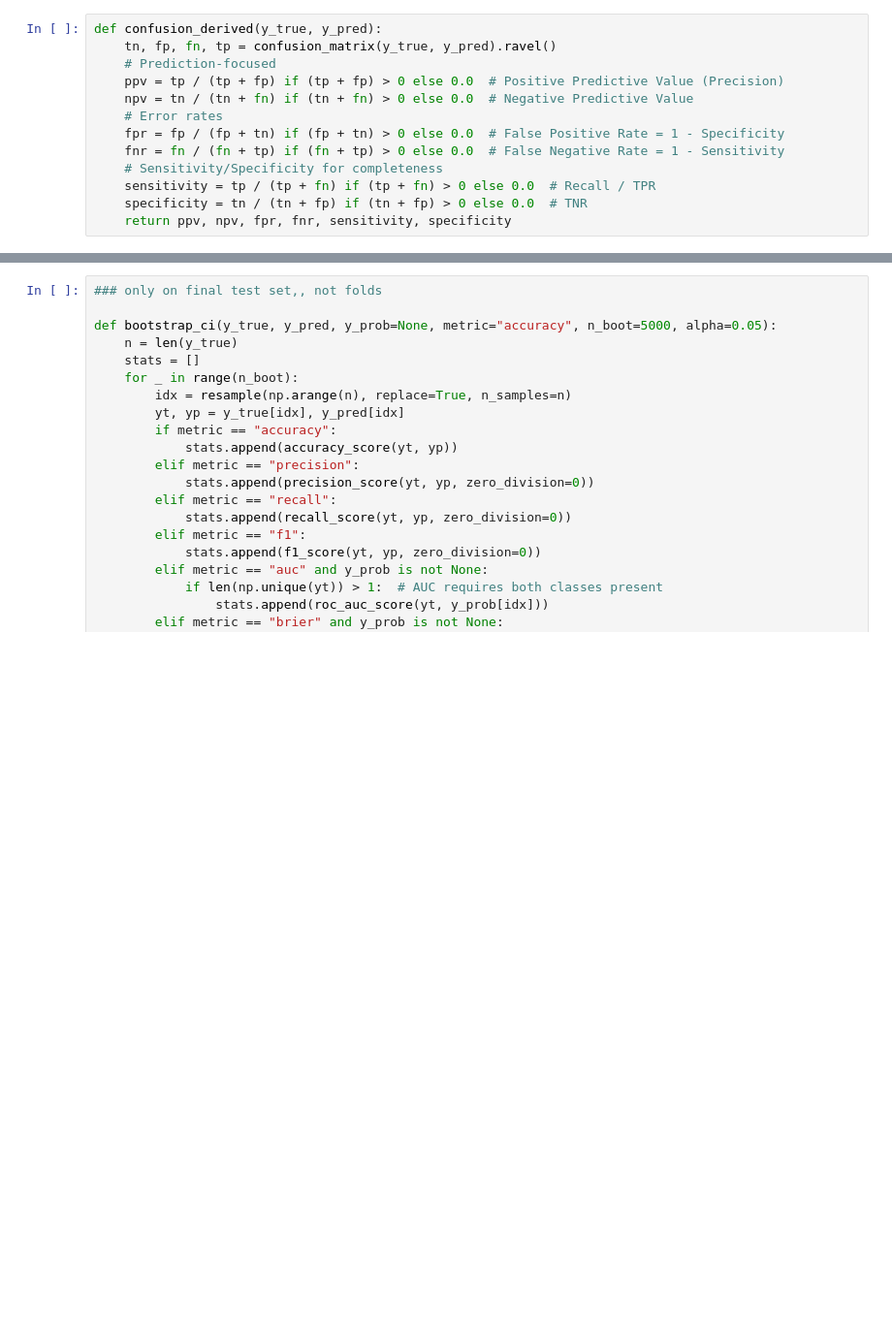
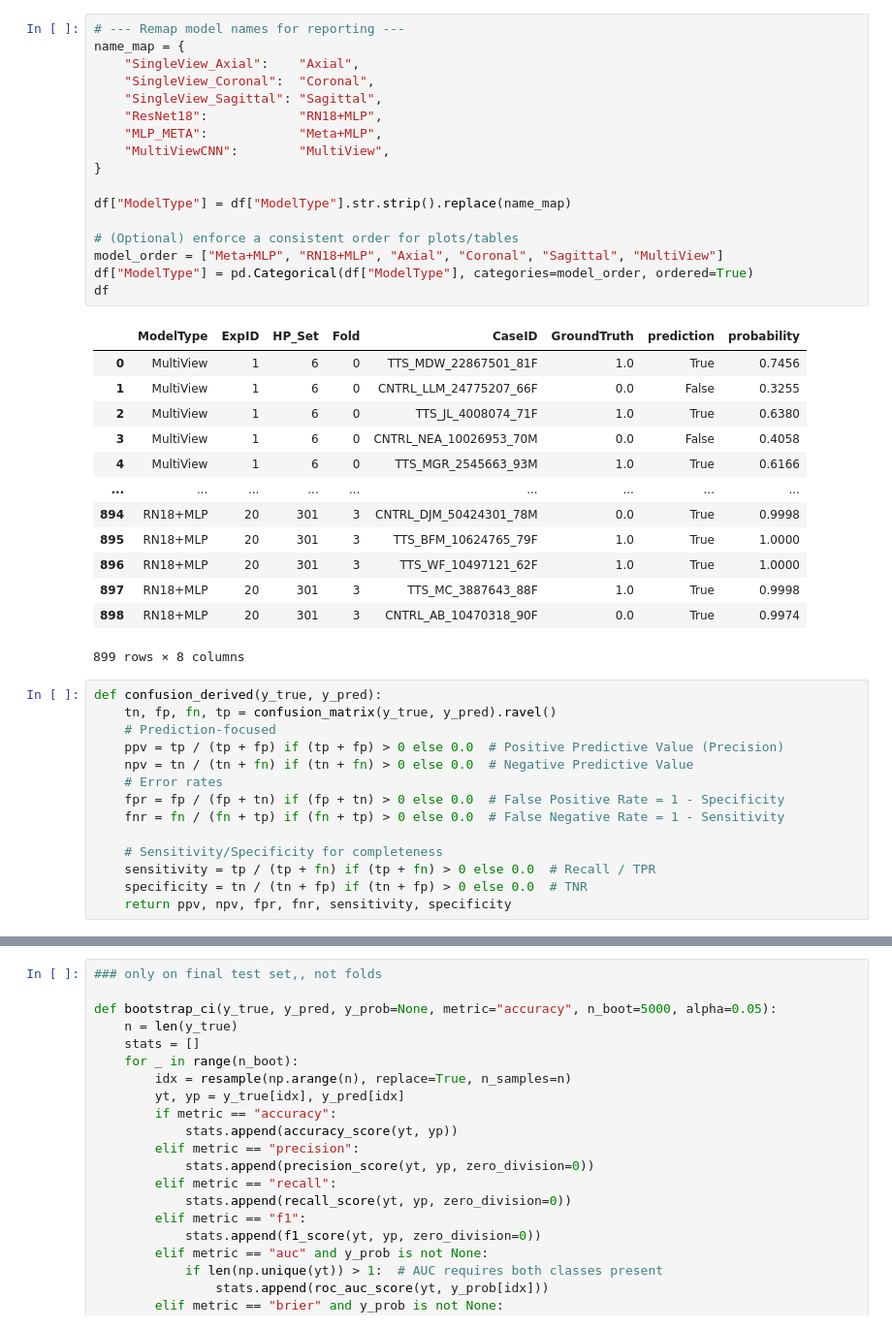
Before and after one commit to AbbaraS/MScDissertation, a Jupyter notebook: Suleima/analysis.ipynb, the cells around one changed output, grey strips where cells are left out. Shown: that part at 97% size. Saved outputs shown, nothing was run; the diff lists cells and outputs as text; blank space fills up the shorter version.

```diff
--- a/Suleima/analysis.ipynb
+++ b/Suleima/analysis.ipynb
@@ -47,3 +54,34 @@ Index(['Time', 'ExpID', 'HP_Set', 'Fold', 'CaseID', 'GroundTruth',
+# %%
+# --- Remap model names for reporting ---
+name_map = {
+	"SingleView_Axial":    "Axial",
+	"SingleView_Coronal":  "Coronal",
+	"SingleView_Sagittal": "Sagittal",
+	"ResNet18":            "RN18+MLP",
+	"MLP_META":            "Meta+MLP",
+	"MultiViewCNN":        "MultiView",
+}
+
+df["ModelType"] = df["ModelType"].str.strip().replace(name_map)
+
+# (Optional) enforce a consistent order for plots/tables
+model_order = ["Meta+MLP", "RN18+MLP", "Axial", "Coronal", "Sagittal", "MultiView"]
+df["ModelType"] = pd.Categorical(df["ModelType"], categories=model_order, ordered=True)
+df
+# %% [output]
+|  | ModelType | ExpID | HP_Set | Fold | CaseID | GroundTruth | prediction | probability |
+| 0 | MultiView | 1 | 6 | 0 | TTS_MDW_22867501_81F | 1.0 | True | 0.7456 |
+| 1 | MultiView | 1 | 6 | 0 | CNTRL_LLM_24775207_66F | 0.0 | False | 0.3255 |
+| 2 | MultiView | 1 | 6 | 0 | TTS_JL_4008074_71F | 1.0 | True | 0.6380 |
+| 3 | MultiView | 1 | 6 | 0 | CNTRL_NEA_10026953_70M | 0.0 | False | 0.4058 |
+| 4 | MultiView | 1 | 6 | 0 | TTS_MGR_2545663_93M | 1.0 | True | 0.6166 |
+| ... | ... | ... | ... | ... | ... | ... | ... | ... |
+| 894 | RN18+MLP | 20 | 301 | 3 | CNTRL_DJM_50424301_78M | 0.0 | True | 0.9998 |
+| 895 | RN18+MLP | 20 | 301 | 3 | TTS_BFM_10624765_79F | 1.0 | True | 1.0000 |
+| 896 | RN18+MLP | 20 | 301 | 3 | TTS_WF_10497121_62F | 1.0 | True | 1.0000 |
+| 897 | RN18+MLP | 20 | 301 | 3 | TTS_MC_3887643_88F | 1.0 | True | 0.9998 |
+| 898 | RN18+MLP | 20 | 301 | 3 | CNTRL_AB_10470318_90F | 0.0 | True | 0.9974 |
+899 rows × 8 columns
 # %%
 def confusion_derived(y_true, y_pred):
 	tn, fp, fn, tp = confusion_matrix(y_true, y_pred).ravel()
@@ -53,6 +91,7 @@ def confusion_derived(y_true, y_pred):
 	# Error rates
 	fpr = fp / (fp + tn) if (fp + tn) > 0 else 0.0  # False Positive Rate = 1 - Specificity
 	fnr = fn / (fn + tp) if (fn + tp) > 0 else 0.0  # False Negative Rate = 1 - Sensitivity
+
 	# Sensitivity/Specificity for completeness
 	sensitivity = tp / (tp + fn) if (tp + fn) > 0 else 0.0  # Recall / TPR
 	specificity = tn / (tn + fp) if (tn + fp) > 0 else 0.0  # TNR
```
Also changed, not shown: parts of 10 cells of this notebook, 10 other files.
